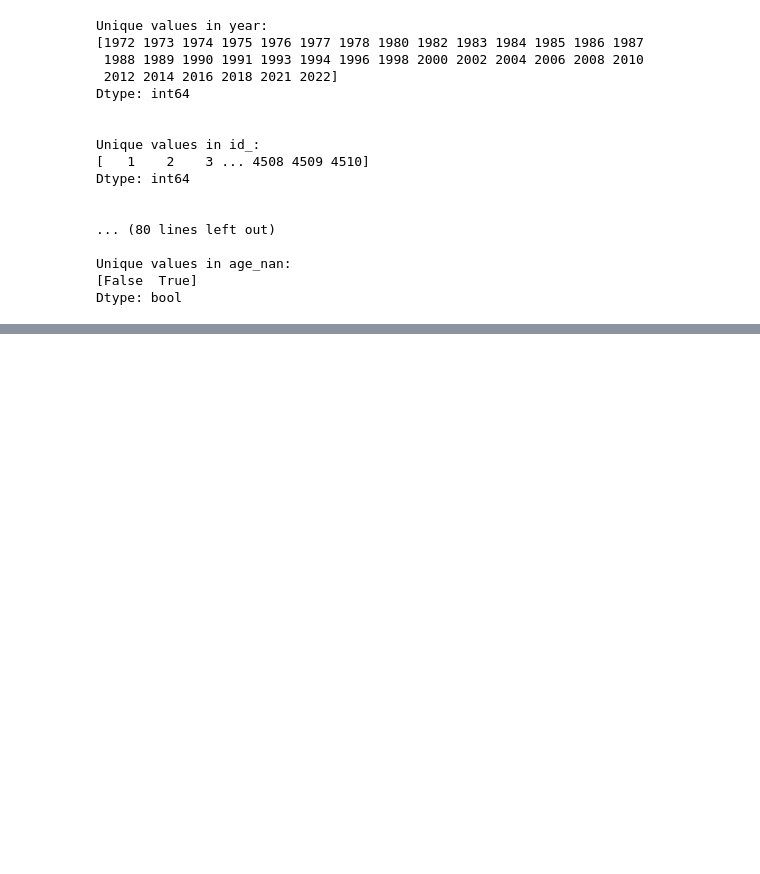
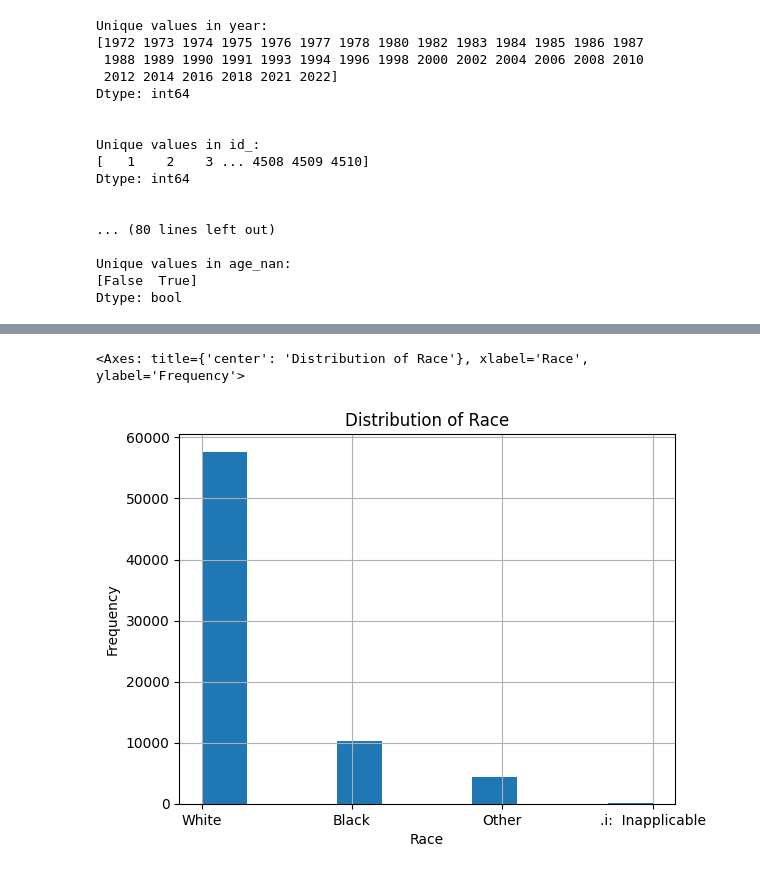
Before and after one commit to alaplace17/EDA, a Jupyter notebook: lab/gss.ipynb, the cells around one changed output, grey strips where cells are left out. Saved outputs shown, nothing was run; the diff lists cells and outputs as text; code cells hidden in the pictures; blank space fills up the shorter version.

```diff
--- a/lab/gss.ipynb
+++ b/lab/gss.ipynb
@@ -435,0 +498,9 @@ Dtype: bool
+# %%
+var = 'race'
+plt.xlabel(var.capitalize())
+plt.ylabel('Frequency')
+plt.title('Distribution of ' + var.capitalize())
+df[var].hist()
+# %% [output]
+<Axes: title={'center': 'Distribution of Race'}, xlabel='Race', ylabel='Frequency'>
+[figure, added]
```
Also changed, not shown: parts of 41 cells of this notebook.
